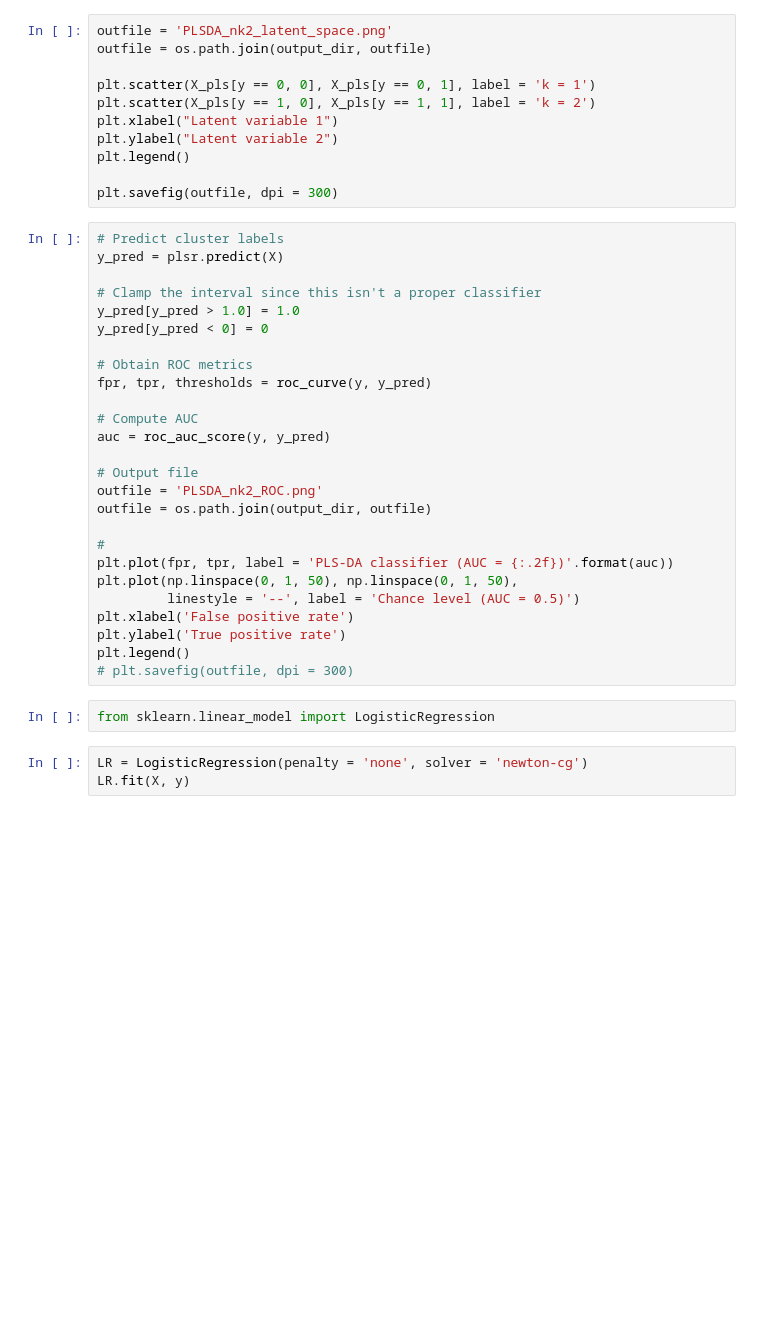
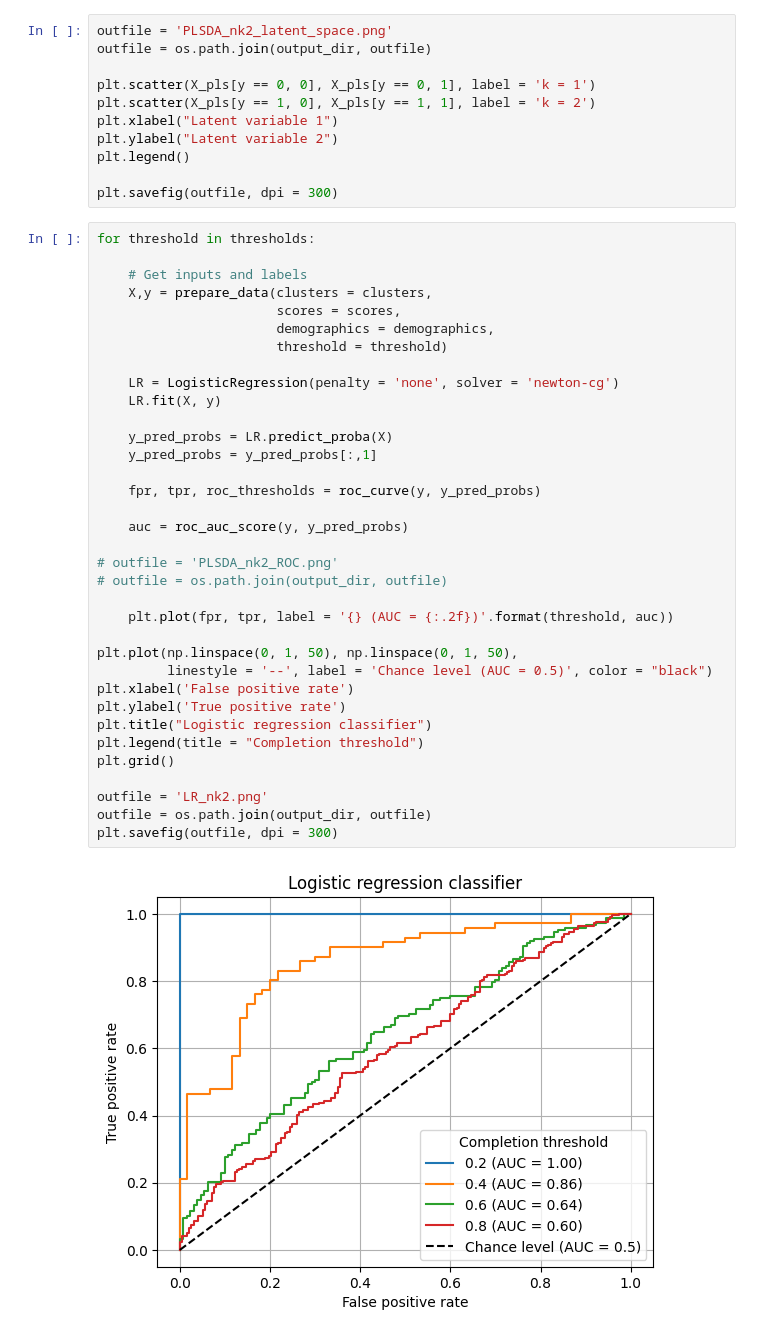
Before and after one commit to abeaucha/ClusteringAutism, a Jupyter notebook: analyses/primary/PLSDA.ipynb, the cells around one changed output. Cells and saved outputs as stored; diff of their text form; blank space fills up the shorter version.

```diff
--- a/analyses/primary/PLSDA.ipynb
+++ b/analyses/primary/PLSDA.ipynb
@@ -222,34 +229,40 @@ plt.ylabel("Latent variable 2")
 plt.legend()
 
 plt.savefig(outfile, dpi = 300)
-# %%
-# Predict cluster labels
-y_pred = plsr.predict(X)
-
-# Clamp the interval since this isn't a proper classifier
-y_pred[y_pred > 1.0] = 1.0
-y_pred[y_pred < 0] = 0
-
-# Obtain ROC metrics
-fpr, tpr, thresholds = roc_curve(y, y_pred)
-
-# Compute AUC
-auc = roc_auc_score(y, y_pred)
-
-# Output file
-outfile = 'PLSDA_nk2_ROC.png'
-outfile = os.path.join(output_dir, outfile)
-
-#
-plt.plot(fpr, tpr, label = 'PLS-DA classifier (AUC = {:.2f})'.format(auc))
-plt.plot(np.linspace(0, 1, 50), np.linspace(0, 1, 50),
-         linestyle = '--', label = 'Chance level (AUC = 0.5)')
-plt.xlabel('False positive rate')
-plt.ylabel('True positive rate')
-plt.legend()
-# plt.savefig(outfile, dpi = 300)
-# %%
-from sklearn.linear_model import LogisticRegression
 # %%
-LR = LogisticRegression(penalty = 'none', solver = 'newton-cg')
-LR.fit(X, y)
+for threshold in thresholds:
+
+    # Get inputs and labels
+    X,y = prepare_data(clusters = clusters,
+                       scores = scores,
+                       demographics = demographics,
+                       threshold = threshold)
+
+    LR = LogisticRegression(penalty = 'none', solver = 'newton-cg')
+    LR.fit(X, y)
+
+    y_pred_probs = LR.predict_proba(X)
+    y_pred_probs = y_pred_probs[:,1]
+
+    fpr, tpr, roc_thresholds = roc_curve(y, y_pred_probs)
+
+    auc = roc_auc_score(y, y_pred_probs)
+
+# outfile = 'PLSDA_nk2_ROC.png'
+# outfile = os.path.join(output_dir, outfile)
+
+    plt.plot(fpr, tpr, label = '{} (AUC = {:.2f})'.format(threshold, auc))
+
+plt.plot(np.linspace(0, 1, 50), np.linspace(0, 1, 50),
+         linestyle = '--', label = 'Chance level (AUC = 0.5)', color = "black")
+plt.xlabel('False positive rate')
+plt.ylabel('True positive rate')
+plt.title("Logistic regression classifier")
+plt.legend(title = "Completion threshold")
+plt.grid()
+
+outfile = 'LR_nk2.png'
+outfile = os.path.join(output_dir, outfile)
+plt.savefig(outfile, dpi = 300)
+# %% [output]
+[figure, added]
```
Also changed, not shown: parts of 6 cells of this notebook.
